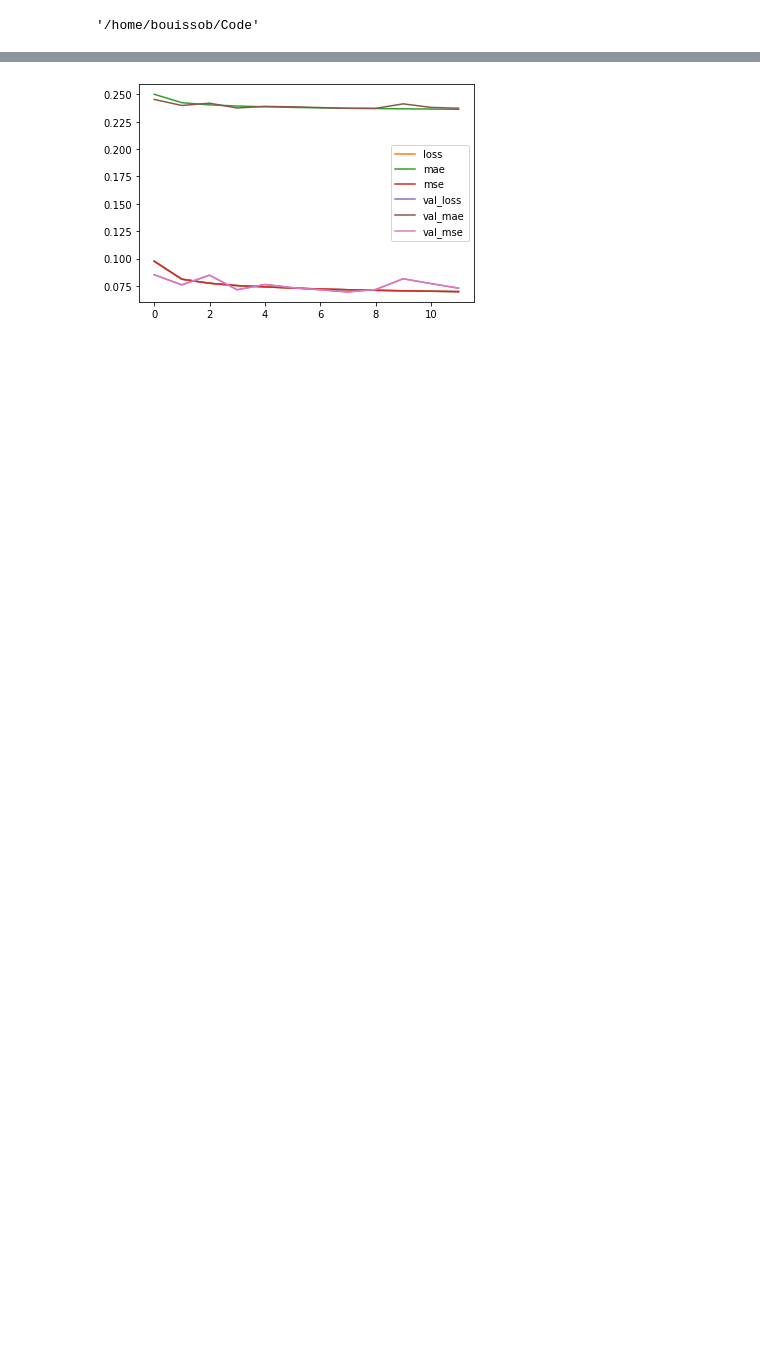
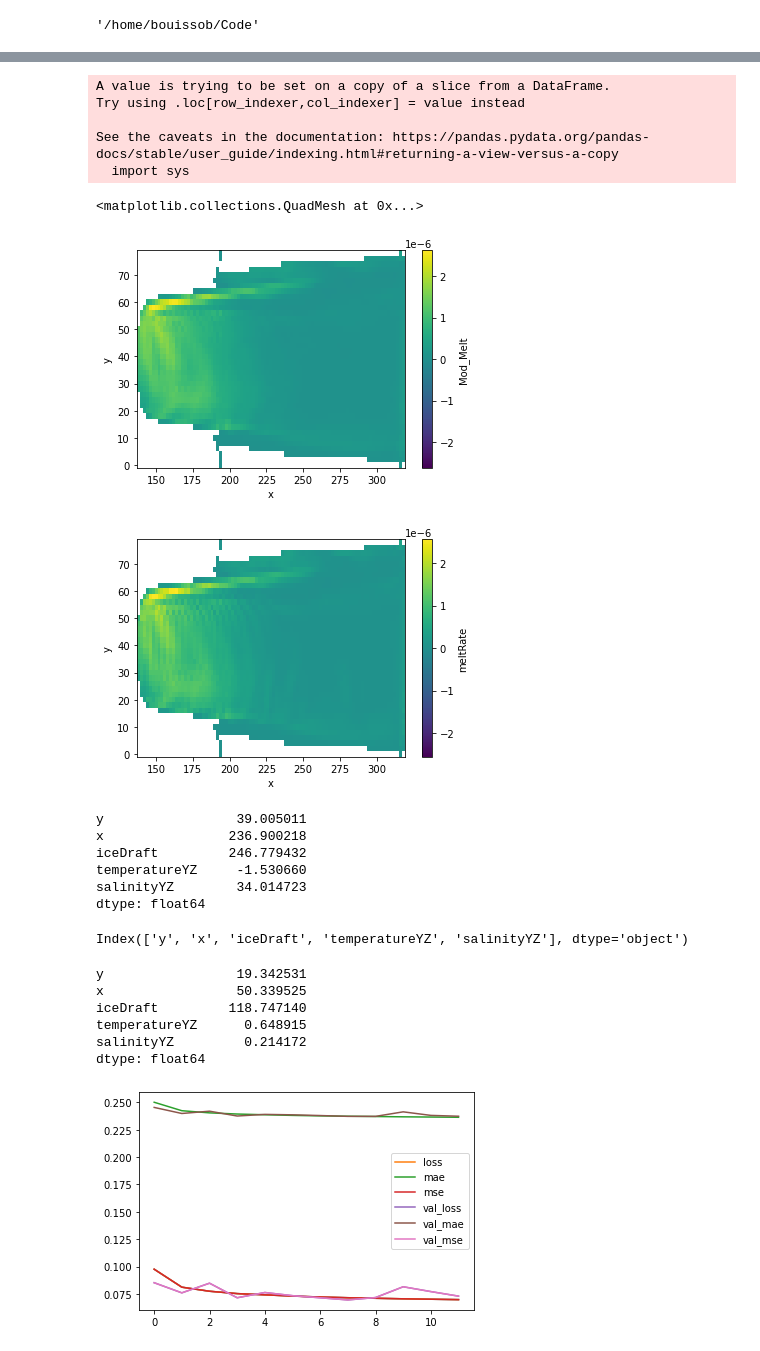
Before and after one commit to BenBouiss/NN_intern_2022, a Jupyter notebook: NN_training.ipynb, the cells around one changed output, grey strips where cells are left out. Saved outputs shown, nothing was run; the diff lists cells and outputs as text; code cells hidden in the pictures; blank space fills up the shorter version.

```diff
--- a/NN_training.ipynb
+++ b/NN_training.ipynb
@@ -71,2 +59,4 @@ else:
 # %%
-Clean_Data
+Cols = Clean_Data.columns
+Var_names_X = Cols.drop(['date', 'meltRate'])
+Var_names_X = Cols.drop(['date', 'meltRate', 'halineDriving', 'thermalDriving'])
@@ -97,12 +70,19 @@ Y_train = Y.loc[X_train.index]
 Y_valid = Y.drop(X_train.index)
 print(len(X_train), len(X_valid))
 
-#mean, std = X_train.mean(), X_train.std()
-#meanY, stdY = Y_train.mean(), Y_train.std()
+mean, std = X_train.mean(), X_train.std()
+meanY, stdY = Y_train.mean(), Y_train.std()
+X_train, X_valid = (np.array((X_train - mean)/std),
+                    np.array((X_valid - mean)/std))
 
-maxX, minX = X_train.max(), X_train.min()
-maxY, minY = Y_train.max(), Y_train.min()
-X_train, X_valid = np.array((X_train - minX)/(maxX - minX)), np.array((X_valid - minX)/(maxX - minX))
-Y_train, Y_valid = np.array((Y_train - minY)/(maxY - minY)), np.array((Y_valid - minY)/(maxY - minY))
+Y_train, Y_valid = (np.array((Y_train - meanY)/stdY),
+                    np.array((Y_valid - meanY)/stdY))
+
+del X, Y
+del Clean_Data
+#maxX, minX = X_train.max(), X_train.min()
+#maxY, minY = Y_train.max(), Y_train.min()
+#X_train, X_valid = np.array((X_train - minX)/(maxX - minX)), np.array((X_valid - minX)/(maxX - minX))
+#Y_train, Y_valid = np.array((Y_train - minY)/(maxY - minY)), np.array((Y_valid - minY)/(maxY - minY))
 #Y_train_N, Y_valid_N = np.array(Y_train / maxY), np.array(Y_valid/maxY)
 # %% [output]
@@ -181,14 +147,20 @@ Uniq = time.time()
 Name ='Ep_{}_Input_{}_{}'.format(Nbr_Epoch, len(Var_names_X), Uniq)
 filepath = Model_path + '/' + Name + '/'
 Make_dire(filepath)
-maxX.to_pickle(filepath + 'MaxX.pkl')
-minX.to_pickle(filepath + 'MinX.pkl')
-np.savetxt(filepath + 'MaxY.csv', np.array(maxY).reshape(1, ))
-np.savetxt(filepath + 'MinY.csv', np.array(minY).reshape(1, ))
+#maxX.to_pickle(filepath + 'MaxX.pkl')
+#minX.to_pickle(filepath + 'MinX.pkl')
+#np.savetxt(filepath + 'MaxY.csv', np.array(maxY).reshape(1, ))
+#np.savetxt(filepath + 'MinY.csv', np.array(minY).reshape(1, ))
+
+mean.to_pickle(filepath + 'MeanX.pkl')
+std.to_pickle(filepath + 'StdX.pkl')
+np.savetxt(filepath + 'MeanY.csv', np.array(meanY).reshape(1, ))
+np.savetxt(filepath + 'StdY.csv', np.array(stdY).reshape(1, ))
+
 model = Model_init( (len(Var_names_X), ))
 Model = model.fit(X_train, Y_train,
                    epochs = Nbr_Epoch,
-                   batch_size = 32,
+                   batch_size = 64,
                    validation_data = (X_valid, Y_valid))
 Model_path = os.getcwd() + '/Models/' + Mod_nam + '/' + Ocean_scen + '/'
 model.save(filepath + 'model.h5')
@@ -213,17 +180,49 @@ Data = pd.read_csv(Datas[0])
 Clean_Data = Data.dropna()
 Clean_Data.reset_index(inplace=True)
 # %%
-X = Clean_Data[Var_names_X]
+Data = Clean_Data.loc[Clean_Data.date == 200]
+X = Data[Var_names_X]
 X = np.array((X - mean)/std)
 X = np.array(X).reshape(-1, 5, )
 Y_mod = Model.model(X)
 #Data['Mod_Melt'] = Y_mod.numpy().reshape(len(Y_mod, )) * maxY
 Data['Mod_Melt'] = (Y_mod.numpy().reshape(len(Y_mod, )) * stdY) + meanY
 Dataset = Data.set_index(['y', 'x'])
 Dataset = Dataset.to_xarray()
 Dataset.Mod_Melt.plot(cmap = plt.get_cmap('viridis'))
 plt.figure()
 Dataset.meltRate.plot(cmap = plt.get_cmap('viridis'))
+# %% [output]
+A value is trying to be set on a copy of a slice from a DataFrame.
+Try using .loc[row_indexer,col_indexer] = value instead
+
+See the caveats in the documentation: https://pandas.pydata.org/pandas-docs/stable/user_guide/indexing.html#returning-a-view-versus-a-copy
+  import sys
+<matplotlib.collections.QuadMesh at 0x...>
+[figure, added]
+[figure, added]
+# %%
+mean
+# %% [output]
+y                 39.005011
+x                236.900218
+iceDraft         246.779432
+temperatureYZ     -1.530660
+salinityYZ        34.014723
+dtype: float64
+# %%
+Var_names_X
+# %% [output]
+Index(['y', 'x', 'iceDraft', 'temperatureYZ', 'salinityYZ'], dtype='object')
+# %%
+std
+# %% [output]
+y                 19.342531
+x                 50.339525
+iceDraft         118.747140
+temperatureYZ      0.648915
+salinityYZ         0.214172
+dtype: float64
 # %%
 hist = Model.history
 plt.plot(hist['loss'])
```
Also changed, not shown: parts of 11 cells of this notebook, 36 other files.
